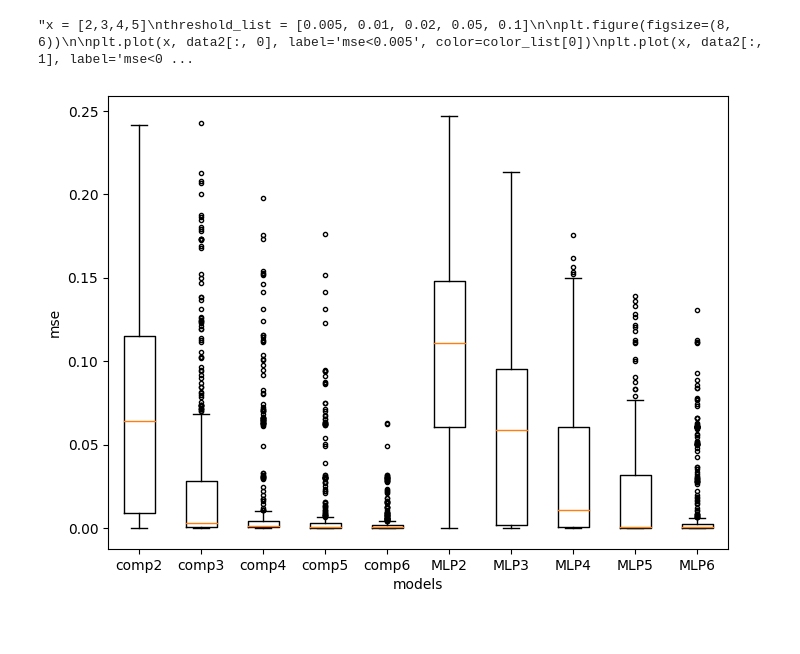
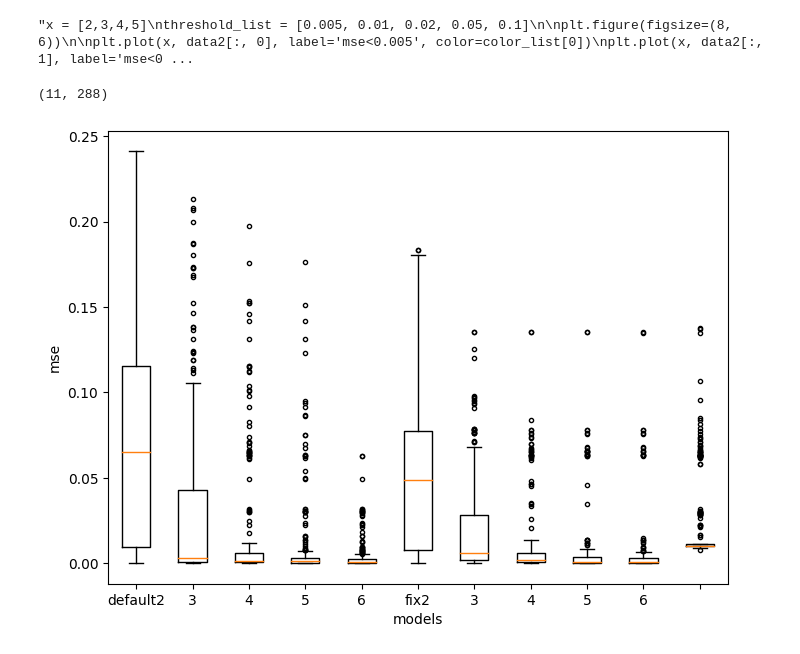
Before and after one commit to maplecai/competitve_network, a Jupyter notebook: analyze.ipynb, the cells around one changed output. Drawn from its saved outputs; the diff is of its cells as text; code cells hidden in the pictures.

```diff
--- a/analyze.ipynb
+++ b/analyze.ipynb
@@ -50,28 +112,42 @@ mse_lists = []
 ssim_lists = []
 
 for nB in [2,3,4,5,6]:
-    filename = f'results/{nB}_Ys_pred_list.npy'
+    filename = f'results/default/2v{nB}_Ys_pred_list.npy'
+    Ys_pred_list = np.load(filename)[index_list]
+    mse_list = []
+    ssim_list = []
+    for i in range(len(no_repeat_Ys_list)):
+        mse_list.append(sk_mse(no_repeat_Ys_list[i], Ys_pred_list[i]))
+        ssim_list.append(sk_ssim(no_repeat_Ys_list[i].astype(np.float32), Ys_pred_list[i]))
+    mse_lists.append(mse_list)
+    ssim_lists.append(ssim_list)
+
+
+for nB in [2,3,4,5,6]:
+    filename = f'results/fix_A/2v{nB}_Ys_pred_list.npy'
     Ys_pred_list = np.load(filename)
     mse_list = []
     ssim_list = []
-    for i in range(len(Ys_list)):
-        mse_list.append(sk_mse(Ys_list[i], Ys_pred_list[i]))
-        ssim_list.append(sk_ssim(Ys_list[i].astype(np.float32), Ys_pred_list[i]))
+    for i in range(len(no_repeat_Ys_list)):
+        mse_list.append(sk_mse(no_repeat_Ys_list[i], Ys_pred_list[i]))
+        ssim_list.append(sk_ssim(no_repeat_Ys_list[i].astype(np.float32), Ys_pred_list[i]))
+    mse_lists.append(mse_list)
+    ssim_lists.append(ssim_list)
+
+
+for nB in [3]:
+    filename = f'2v{nB}_Ys_pred_list.npy'
+    Ys_pred_list = np.load(filename)
+    mse_list = []
+    ssim_list = []
+    for i in range(len(no_repeat_Ys_list)):
+        mse_list.append(sk_mse(no_repeat_Ys_list[i], Ys_pred_list[i]))
+        ssim_list.append(sk_ssim(no_repeat_Ys_list[i].astype(np.float32), Ys_pred_list[i]))
     mse_lists.append(mse_list)
     ssim_lists.append(ssim_list)
 
 
 
-for nB in [2,3,4,5,6]:
-    filename = f'results/MLP_{nB}_Ys_pred_list.npy'
-    Ys_pred_list = np.load(filename)
-    mse_list = []
-    ssim_list = []
-    for i in range(len(Ys_list)):
-        mse_list.append(sk_mse(Ys_list[i], Ys_pred_list[i]))
-        ssim_list.append(sk_ssim(Ys_list[i].astype(np.float32), Ys_pred_list[i]))
-    mse_lists.append(mse_list)
-    ssim_lists.append(ssim_list)
 
 mse_lists = np.array(mse_lists)
 ssim_lists = np.array(ssim_lists)
@@ -96,14 +172,18 @@ plt.legend()
 plt.show()'''
 # %% [output]
 "x = [2,3,4,5]\nthreshold_list = [0.005, 0.01, 0.02, 0.05, 0.1]\n\nplt.figure(figsize=(8, 6))\n\nplt.plot(x, data2[:, 0], label='mse<0.005', color=color_list[0])\nplt.plot(x, data2[:, 1], label='mse<0 ...
+# %%
+mse_lists.shape
+# %% [output]
+(11, 288)
 # %%
 # rectangular box plot
 plt.figure(figsize=(8, 6), dpi=100)
-plt.boxplot(mse_lists.T, sym='.', labels=['comp2', 'comp3', 'comp4', 'comp5', 'comp6', 'MLP2', 'MLP3', 'MLP4', 'MLP5', 'MLP6'])
+plt.boxplot(mse_lists.T, sym='.', labels=['default2', '3', '4', '5', '6', 'fix2', '3', '4', '5', '6', ''])
 plt.xlabel('models')
 plt.ylabel('mse')
 plt.savefig('figures/mse_boxplot.png')
 plt.show()
 # %% [output]
-[figure, old version]
+[figure, new version]
 # %%
```
Also changed, not shown: parts of 8 cells of this notebook, 49 other files.
